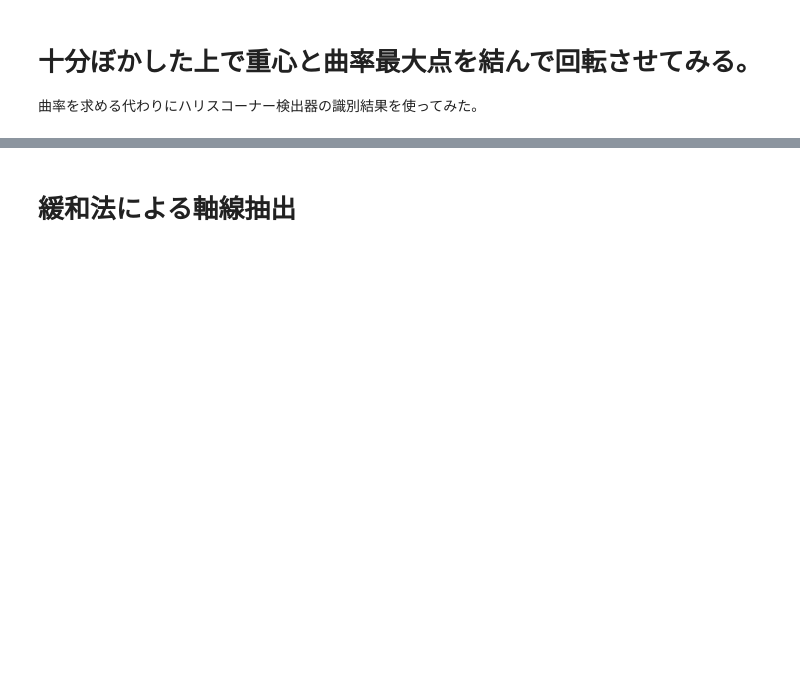
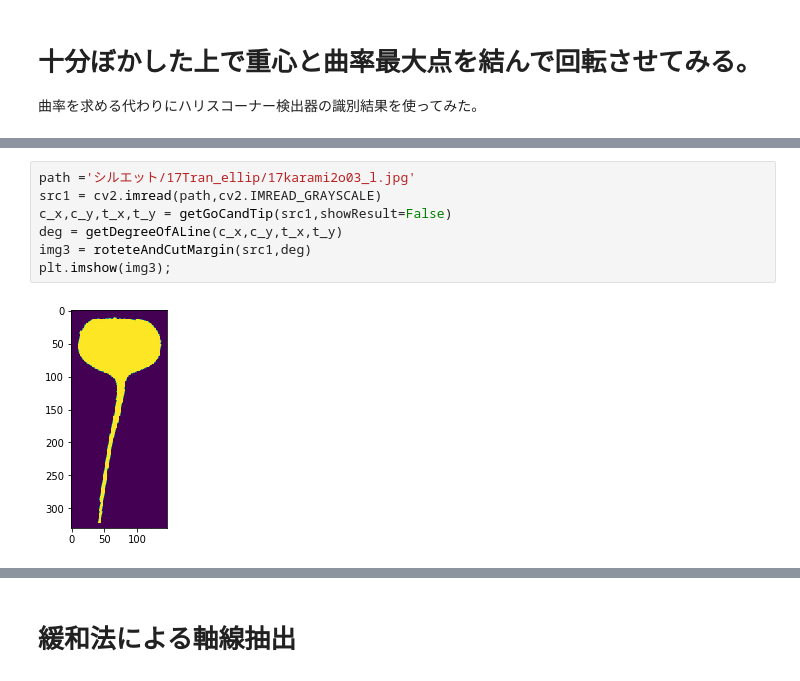
Before and after one commit to iciromaco/RL2nd, a Jupyter notebook: 両側に基づく緩和的な軸抽出.ipynb, the cells around one changed output, grey strips where cells are left out. Saved outputs shown, nothing was run; the diff lists cells and outputs as text; blank space fills up the shorter version.

```diff
--- a/両側に基づく緩和的な軸抽出.ipynb
+++ b/両側に基づく緩和的な軸抽出.ipynb
@@ -261,0 +246,9 @@ plt.imshow(draw2(refimg2,img6))
+# %%
+path ='シルエット/17Tran_ellip/17karami2o03_l.jpg'
+src1 = cv2.imread(path,cv2.IMREAD_GRAYSCALE)
+c_x,c_y,t_x,t_y = getGoCandTip(src1,showResult=False)
+deg = getDegreeOfALine(c_x,c_y,t_x,t_y)
+img3 = roteteAndCutMargin(src1,deg)
+plt.imshow(img3);
+# %% [output]
+[figure, added]
```
Also changed, not shown: parts of 13 cells of this notebook, 1 other file.
